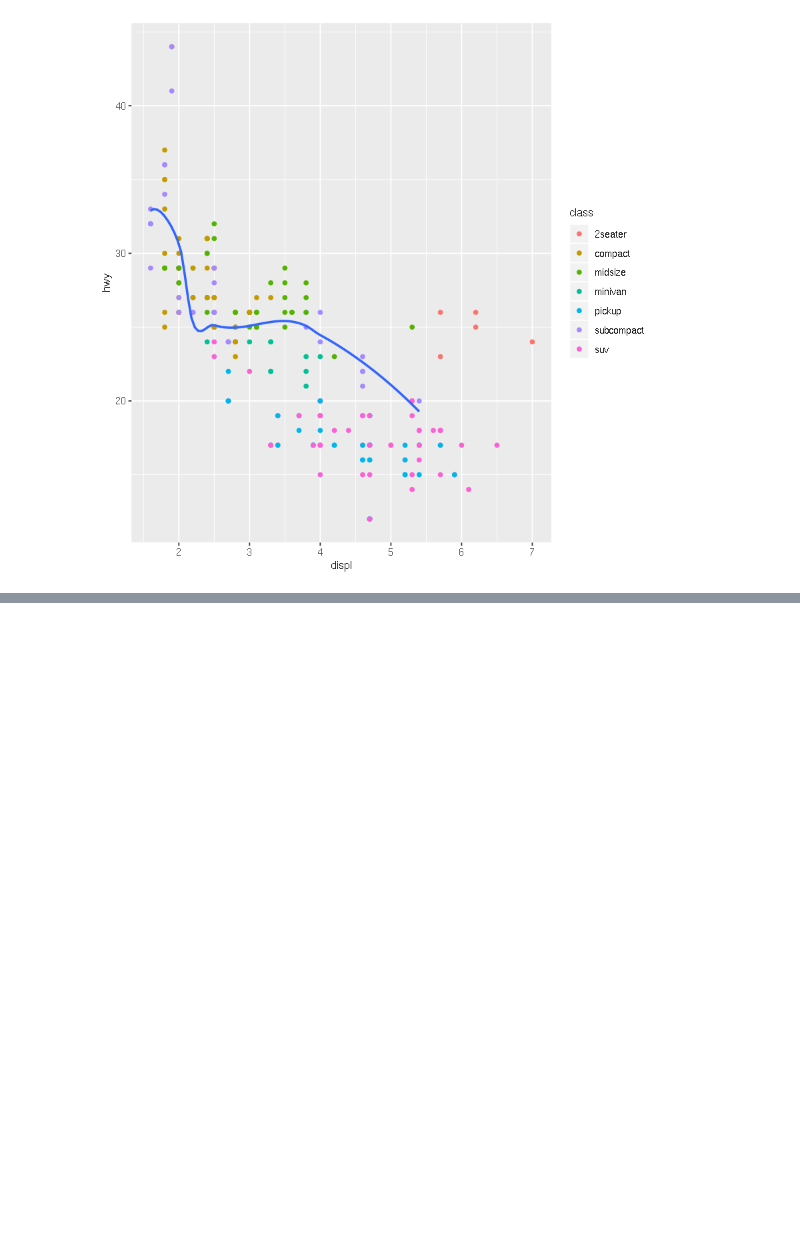
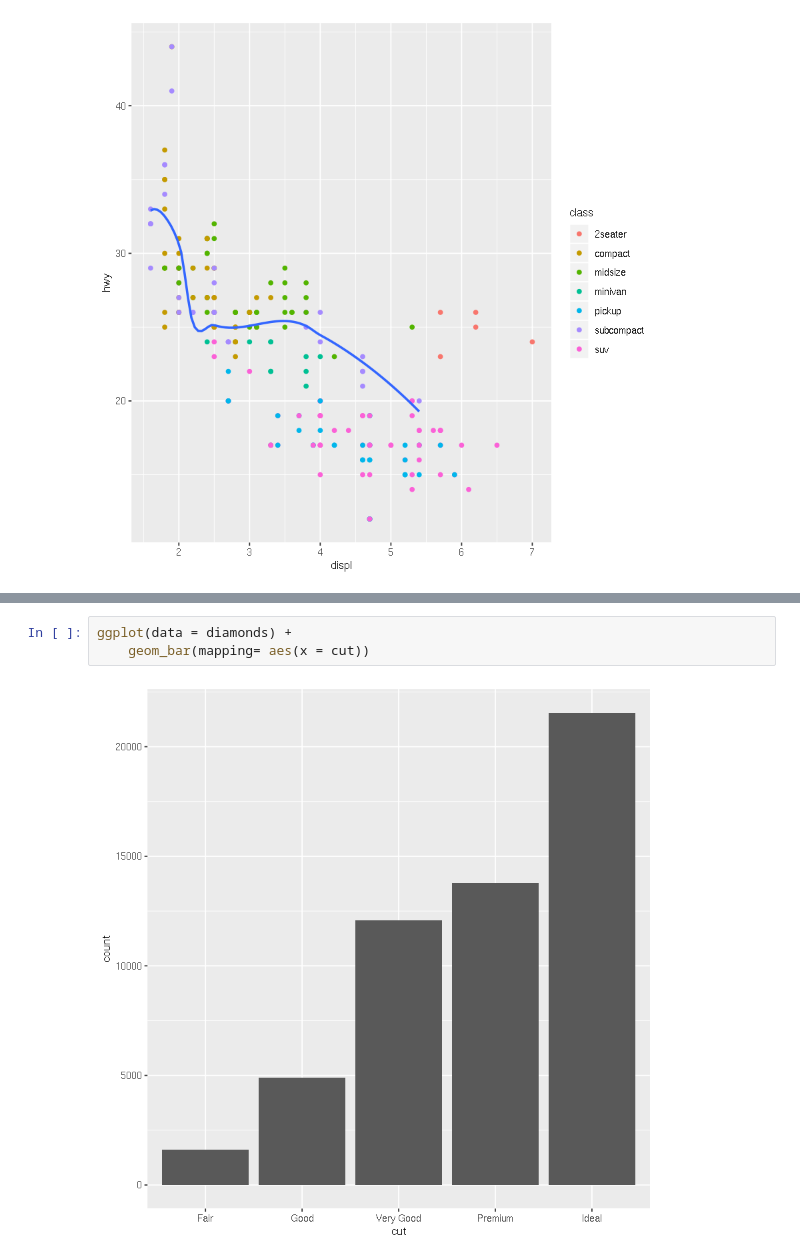
Before and after one commit to naivelogic/exploring_r, a Jupyter notebook: basics/data-visualization.ipynb, the cells around one changed output, grey strips where cells are left out. Saved outputs shown, nothing was run; the diff lists cells and outputs as text; blank space fills up the shorter version.

```diff
--- a/data-visualization.ipynb
+++ b/basics/data-visualization.ipynb
@@ -115,0 +134,5 @@ ggplot(data = mpg, mapping = aes(x = displ, y = hwy)) +
+# %%
+ggplot(data = diamonds) +
+    geom_bar(mapping= aes(x = cut))
+# %% [output]
+[figure, added]
```
Also changed, not shown: parts of 16 cells of this notebook.
